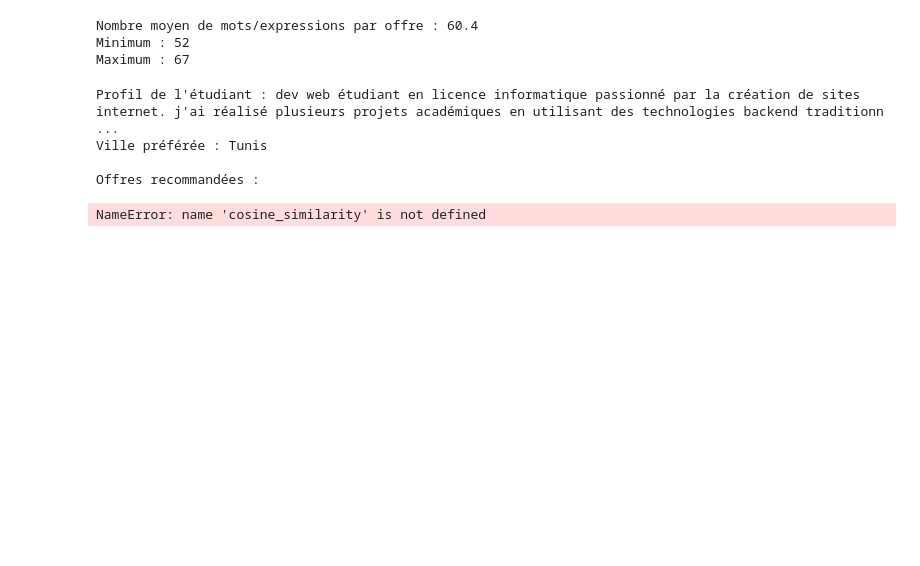
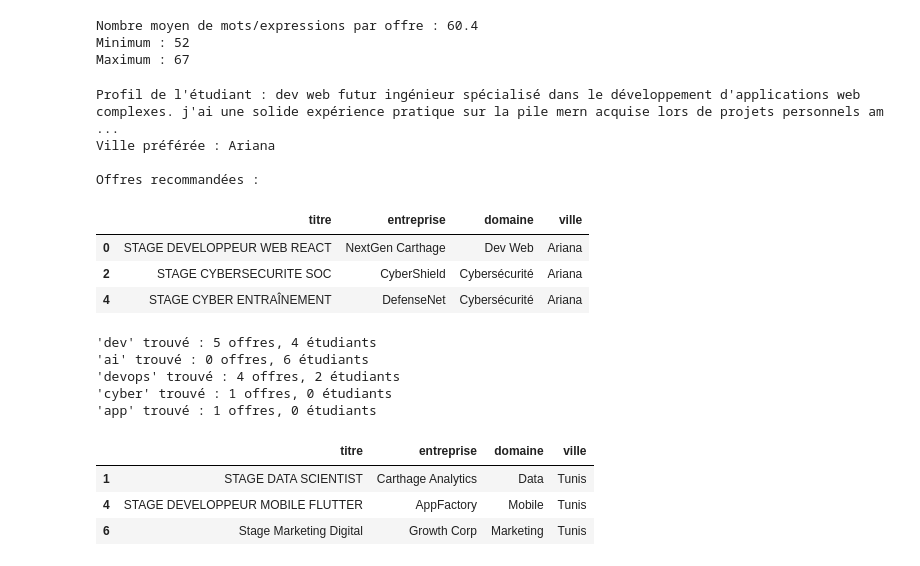
Before and after one commit to inesmtibaa-create/skillmatch, a Jupyter notebook: exploration.ipynb, the cells around one changed output. Drawn from its saved outputs; the diff is of its cells as text; code cells hidden in the pictures; blank space fills up the shorter version.

```diff
--- a/exploration.ipynb
+++ b/exploration.ipynb
@@ -577,16 +577,19 @@ def recommander_offres(profil,ville):
     top_indices = np.argsort(scores[0])[::-1][:3]
     return offres_filtrées.iloc[top_indices][['titre', 'entreprise', 'domaine', 'ville']]
 # %%
-etudiant_test=etudiants.iloc[0]
+etudiant_test=etudiants.iloc[1]
 profil_test=etudiant_test['texte_complet']
 ville_pref=etudiant_test['ville_preferee']
 print("Profil de l'étudiant :", profil_test)
 print("Ville préférée :", ville_pref)
 print("\nOffres recommandées :")
 recommander_offres(profil_test, ville_pref)
 # %% [output]
-Profil de l'étudiant : dev web étudiant en licence informatique passionné par la création de sites internet. j'ai réalisé plusieurs projets académiques en utilisant des technologies backend traditionn ...
-Ville préférée : Tunis
+Profil de l'étudiant : dev web futur ingénieur spécialisé dans le développement d'applications web complexes. j'ai une solide expérience pratique sur la pile mern acquise lors de projets personnels am ...
+Ville préférée : Ariana
 
 Offres recommandées :
-NameError: name 'cosine_similarity' is not defined
+|  | titre | entreprise | domaine | ville |
+| 0 | STAGE DEVELOPPEUR WEB REACT | NextGen Carthage | Dev Web | Ariana |
+| 2 | STAGE CYBERSECURITE SOC | CyberShield | Cybersécurité | Ariana |
+| 4 | STAGE CYBER ENTRAÎNEMENT | DefenseNet | Cybersécurité | Ariana |
@@ -592,0 +636,15 @@ NameError: name 'cosine_similarity' is not defined
+# %%
+import re
+
+for abbr in synonymes.keys():
+    pattern = r'\b' + re.escape(abbr) + r'\b'
+    present_offres = offres['texte_complet'].str.contains(pattern, regex=True).sum()
+    present_etudiants = etudiants['texte_complet'].str.contains(pattern, regex=True).sum()
+    if present_offres > 0 or present_etudiants > 0:
+        print(f"'{abbr}' trouvé : {present_offres} offres, {present_etudiants} étudiants")
+# %% [output]
+'dev' trouvé : 5 offres, 4 étudiants
+'ai' trouvé : 0 offres, 6 étudiants
+'devops' trouvé : 4 offres, 2 étudiants
+'cyber' trouvé : 1 offres, 0 étudiants
+'app' trouvé : 1 offres, 0 étudiants
@@ -592,0 +658,12 @@ NameError: name 'cosine_similarity' is not defined
+# %%
+from modele import charger_offres, entrainer_vectorizer, recommander_offres
+
+offres = charger_offres()
+vectorizer = entrainer_vectorizer(offres)
+
+recommander_offres("stage python data science", "Tunis", offres, vectorizer)
+# %% [output]
+|  | titre | entreprise | domaine | ville |
+| 1 | STAGE DATA SCIENTIST | Carthage Analytics | Data | Tunis |
+| 4 | STAGE DEVELOPPEUR MOBILE FLUTTER | AppFactory | Mobile | Tunis |
+| 6 | Stage Marketing Digital | Growth Corp | Marketing | Tunis |
```
Also changed, not shown: parts of 2 cells of this notebook, 16 other files.
